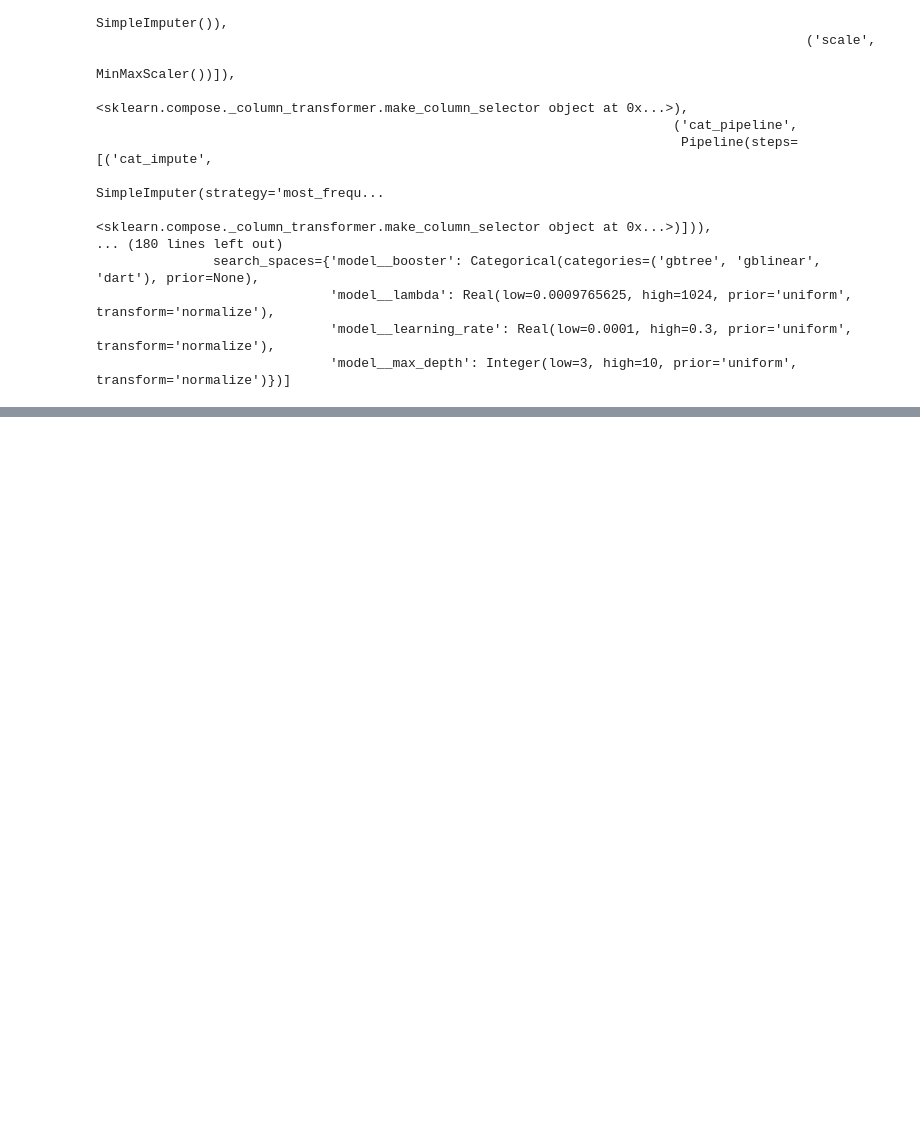
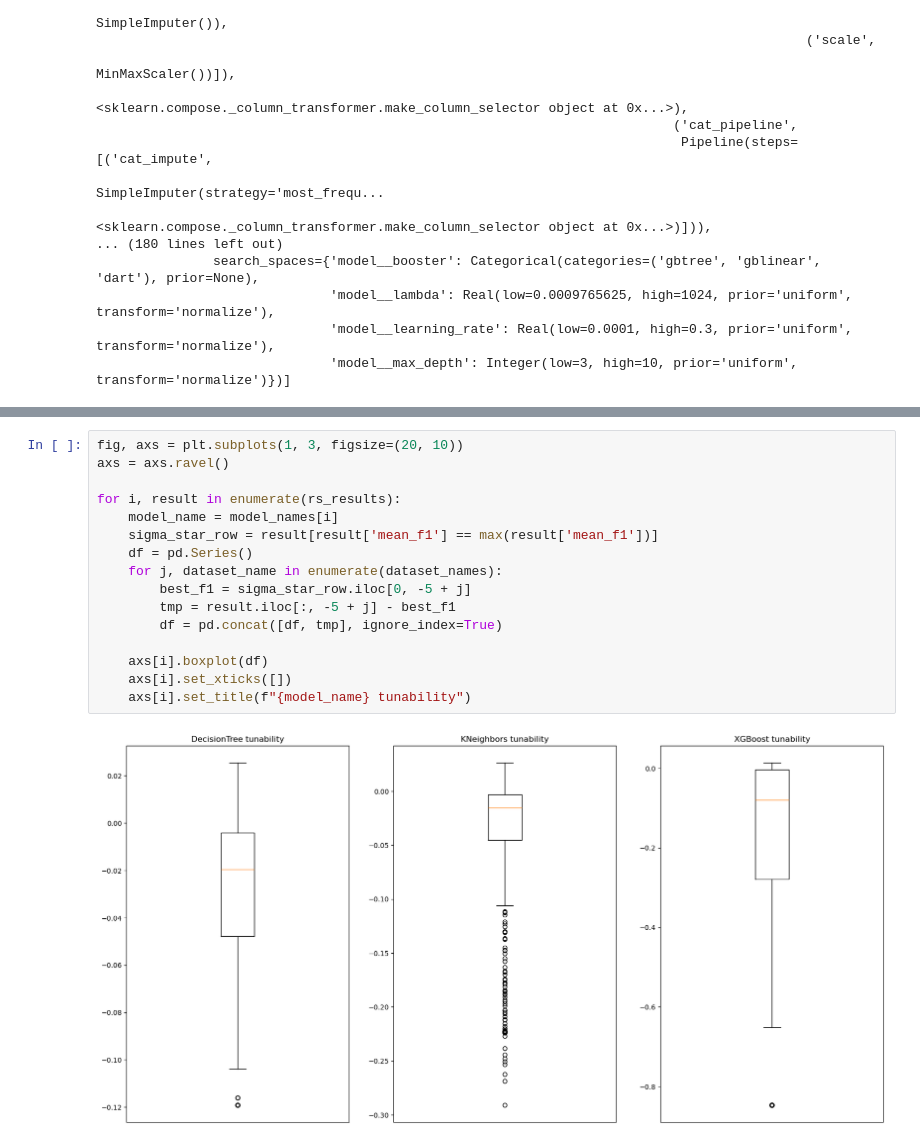
Before and after one commit to FilipLangiewicz/AutoMLTunability, a Jupyter notebook: code/Visualization/visualization.ipynb, the cells around one changed output, grey strips where cells are left out. Drawn from its saved outputs; the diff is of its cells as text; blank space fills up the shorter version.

Commit message:
boxplot

```diff
--- a/code/Visualization/visualization.ipynb
+++ b/code/Visualization/visualization.ipynb
@@ -105,0 +163,18 @@ plt.show()
+# %%
+fig, axs = plt.subplots(1, 3, figsize=(20, 10))
+axs = axs.ravel()
+
+for i, result in enumerate(rs_results):
+    model_name = model_names[i]
+    sigma_star_row = result[result['mean_f1'] == max(result['mean_f1'])]
+    df = pd.Series()
+    for j, dataset_name in enumerate(dataset_names):
+        best_f1 = sigma_star_row.iloc[0, -5 + j]
+        tmp = result.iloc[:, -5 + j] - best_f1
+        df = pd.concat([df, tmp], ignore_index=True)
+
+    axs[i].boxplot(df)
+    axs[i].set_xticks([])
+    axs[i].set_title(f"{model_name} tunability")
+# %% [output]
+[figure, added]
```
Also changed, not shown: parts of 4 cells of this notebook, 6 other files.
